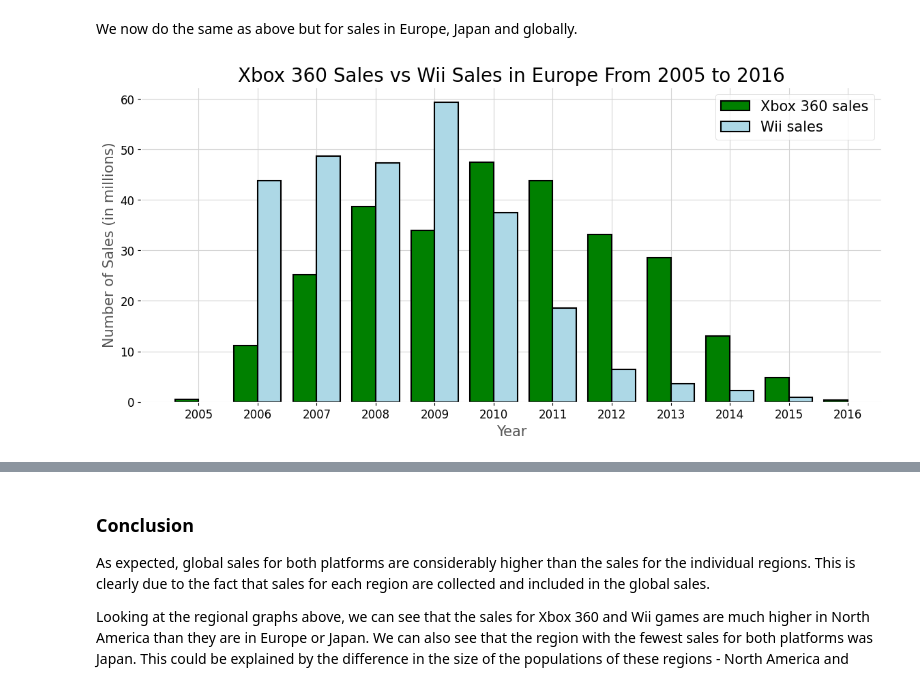
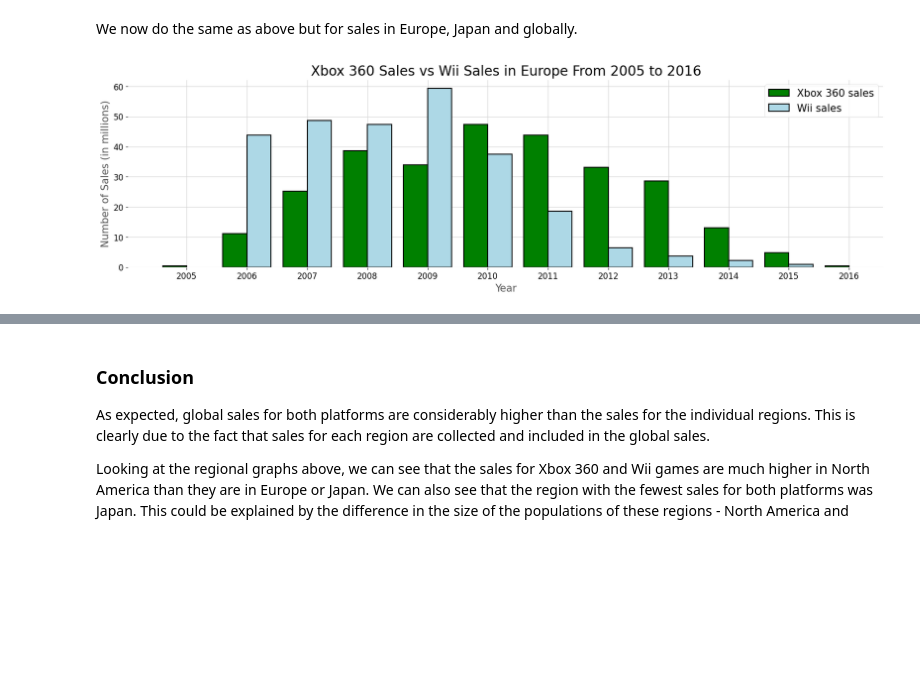
Before and after one commit to JoelCharlton09/Video-Games-Analysis, a Jupyter notebook: notebooks/Objective-1.ipynb, the cells around one changed output, grey strips where cells are left out. Drawn from its saved outputs; the diff is of its cells as text; code cells hidden in the pictures; blank space fills up the shorter version.

```diff
--- a/notebooks/Objective-1.ipynb
+++ b/notebooks/Objective-1.ipynb
@@ -95,29 +95,29 @@ We now do the same as above but for sales in Europe, Japan and globally.
 # %%
 # List of yearly sales in Europe for the Xbox 360
 EU_values_Xbox = [Xbox360[Xbox360["Year"] == year]["EU_Sales"].sum() for year in Xbox_labels]
 
 # List of yearly sales in Europe for the Wii
 EU_values_Wii = [Wii[Wii["Year"] == year]["EU_Sales"].sum() for year in Wii_labels]
 
 # Plot a bar chart for the sales in Europe
-fig, ax = plt.subplots(figsize=(14,6))
+fig, ax = plt.subplots()
 
 barwidth = 0.4
 ax.bar(Xbox_labels-0.2, EU_values_Xbox, width=barwidth, label="Xbox 360 sales",
        edgecolor = "black", linewidth=1.5, color="g")
 ax.bar(Wii_labels+0.2, EU_values_Wii, width=barwidth, label="Wii sales",
        edgecolor = "black", linewidth=1.5, color="lightblue")
 ax.legend(fontsize=15)
 ax.set_title("Xbox 360 Sales vs Wii Sales in Europe From 2005 to 2016",
              fontsize=20)
 plt.xticks(Xbox_labels)
 ax.set_xlabel("Year", fontsize=15)
 ax.set_ylabel("Number of Sales (in millions)", fontsize=15)
 
 plt.savefig("../reports/figures/Sales in Europe.png")
 plt.show()
 # %% [output]
-[figure, old version]
+[figure, new version]
 # %%
 # List of yearly sales in Japan for the Xbox 360
 JP_values_Xbox = [Xbox360[Xbox360["Year"] == year]["JP_Sales"].sum() for year in Xbox_labels]
```
Also changed, not shown: parts of 2 cells of this notebook.
